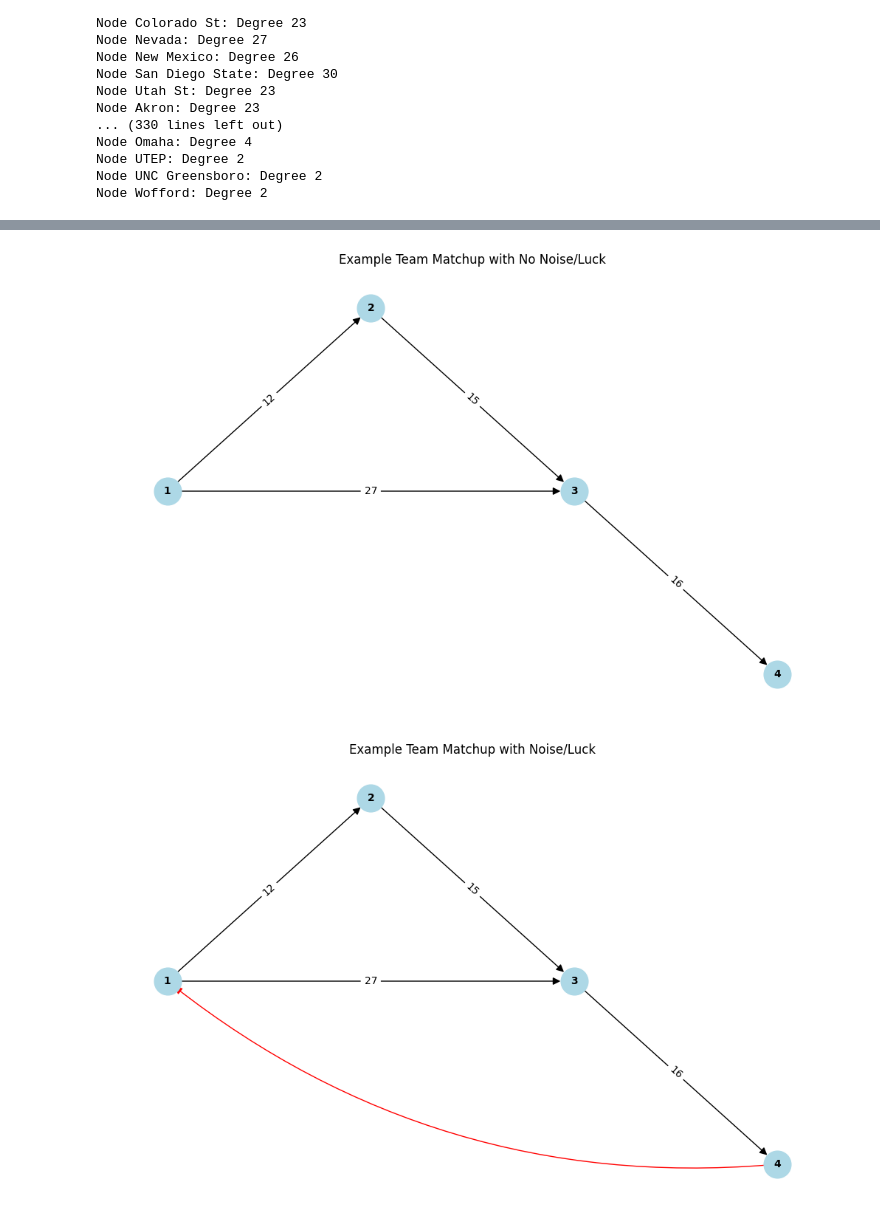
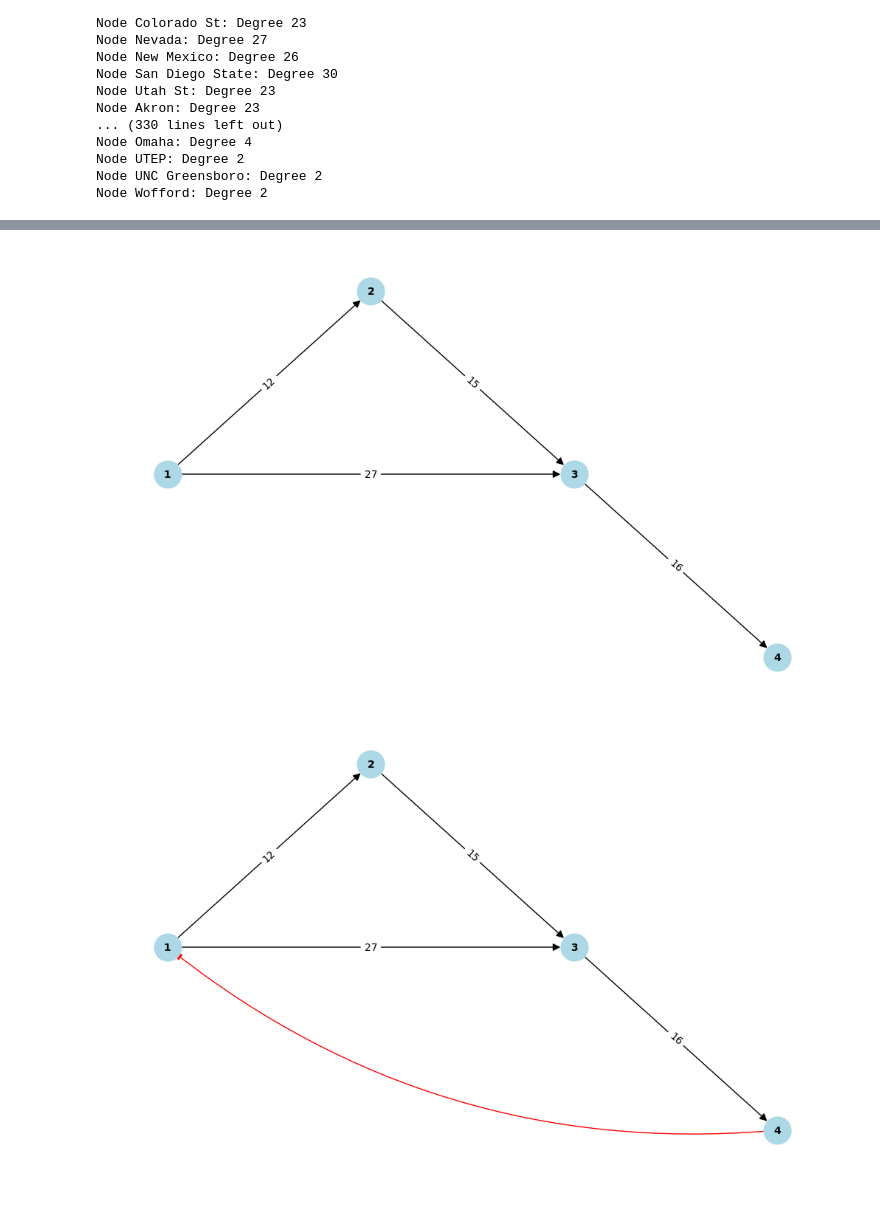
Before and after one commit to cbobowic/BMCM2024, a Jupyter notebook: data_analysis.ipynb, the cells around one changed output, grey strips where cells are left out. Saved outputs shown, nothing was run; the diff lists cells and outputs as text; code cells hidden in the pictures.

```diff
--- a/data_analysis.ipynb
+++ b/data_analysis.ipynb
@@ -135,37 +136,37 @@ nx.draw(G, pos, with_labels=True, node_size=700, node_color='lightblue', font_si
 edge_labels = nx.get_edge_attributes(G, 'weight')
 nx.draw_networkx_edge_labels(G, pos, edge_labels=edge_labels)
 
-plt.title("Example Team Matchup with No Noise/Luck")
+# plt.title("Example Team Matchup with No Noise/Luck")
 plt.show()
 # %% [output]
-[figure, old version]
+[figure, new version]
 # %%
 plt.figure(figsize=(10,6))
 # Create a directed graph (DAG)
 G = nx.DiGraph()
 G.add_weighted_edges_from([(1, 2, 12), (1, 3, 27), (2, 3, 15), (3, 4, 16)])
 
 # Manually specify the position of each node
 pos = {
     1: (0, 1),
     2: (1, 2),
     3: (2, 1),
     4: (3, 0),
 }
 
 # Draw and display the graph with specified positions
 nx.draw(G, pos, with_labels=True, node_size=700, node_color='lightblue', font_size=10, font_color='black', font_weight='bold', arrows=True, arrowstyle='-|>', arrowsize=15)
 
 nx.draw_networkx_edges(G, pos, edgelist=[(4, 1, 20)], edge_color='red', connectionstyle='arc3,rad=-0.2', arrows=True, arrowstyle='-|>', arrowsize=15)
 
 
 # Draw edge labels (weights)
 edge_labels = nx.get_edge_attributes(G, 'weight')
 nx.draw_networkx_edge_labels(G, pos, edge_labels=edge_labels)
 
 
 
-plt.title("Example Team Matchup with Noise/Luck")
+# plt.title("Example Team Matchup with Noise/Luck")
 plt.show()
 # %% [output]
-[figure, old version]
+[figure, new version]
```
Also changed, not shown: parts of 4 cells of this notebook, 5 other files.
